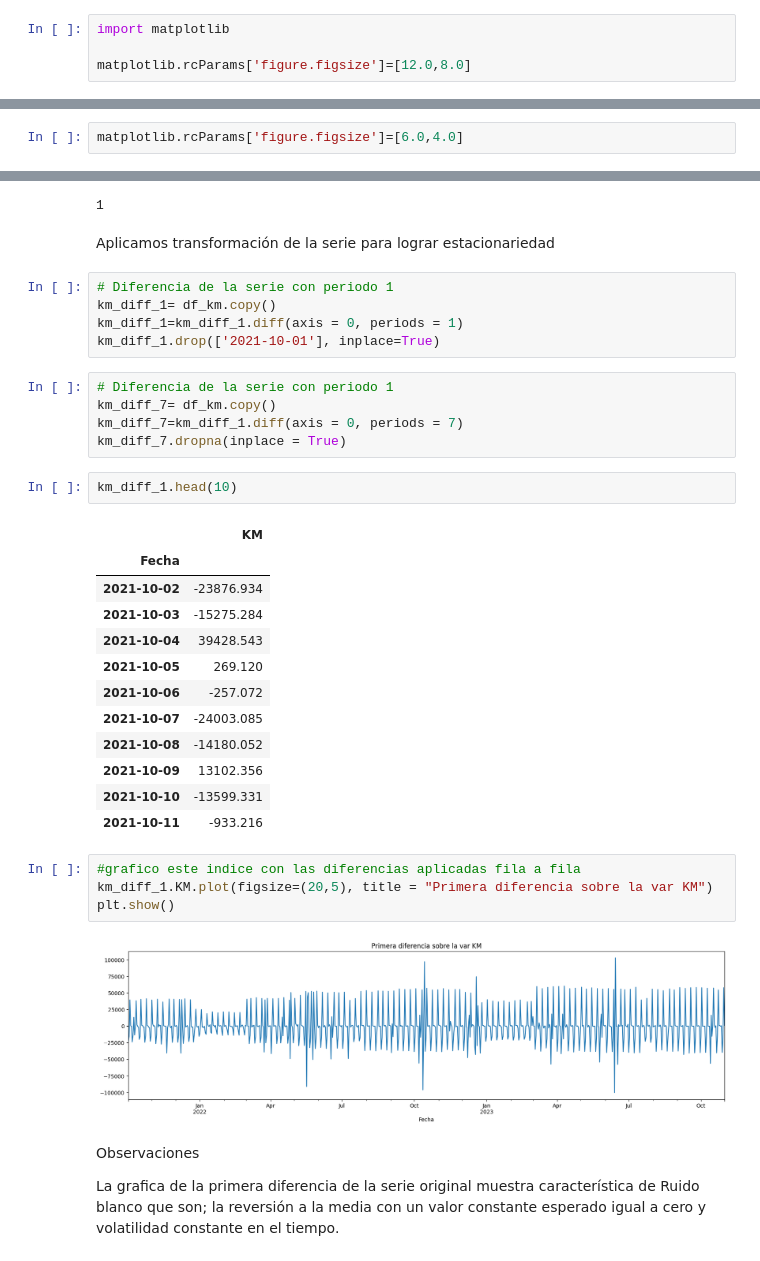
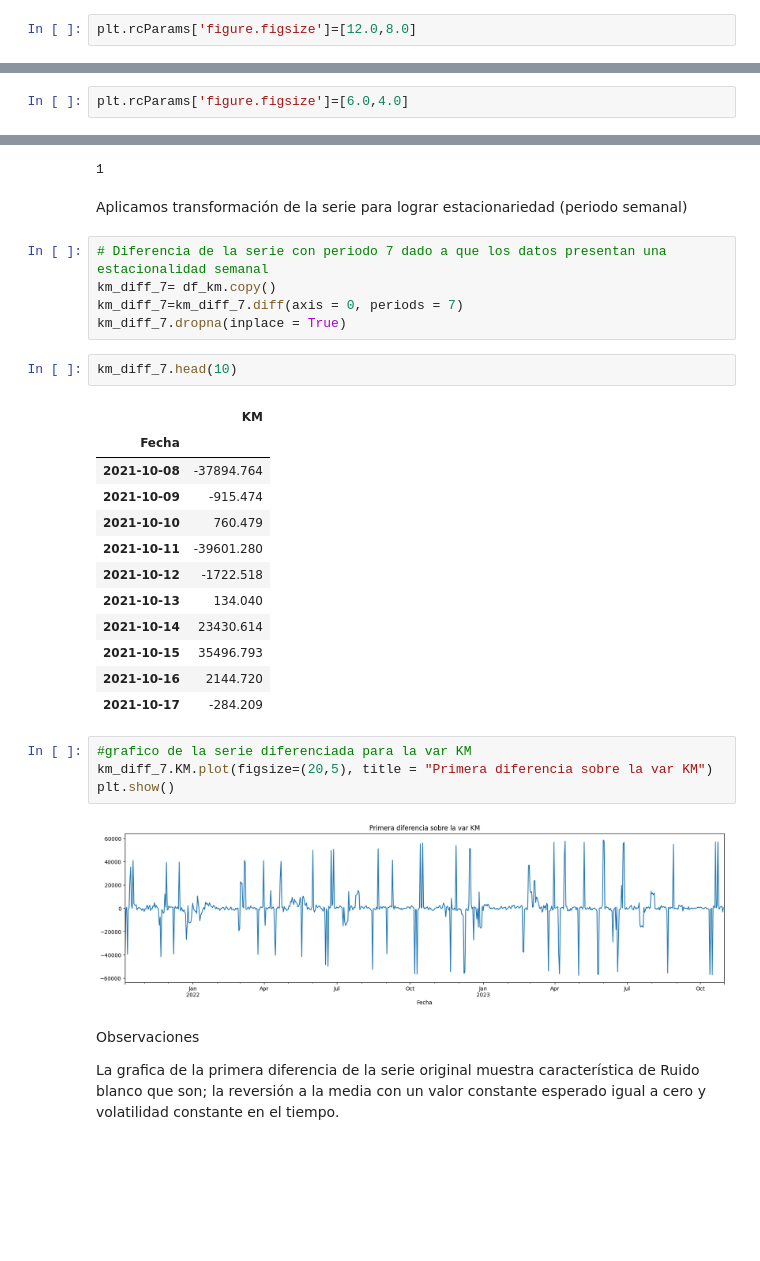
Before and after one commit to jiang-011/AST_G4, a Jupyter notebook: TP_G4_KM.ipynb, the cells around one changed output, grey strips where cells are left out. Saved outputs shown, nothing was run; the diff lists cells and outputs as text; blank space fills up the shorter version.

```diff
--- a/TP_G4_KM.ipynb
+++ b/TP_G4_KM.ipynb
@@ -349,9 +321,7 @@ En base a los gráficos podemos deducir que los residuos de la descomposición a
 # %% [markdown]
 ### Descomposicion Multiplicativa
 # %%
-import matplotlib
-
-matplotlib.rcParams['figure.figsize']=[12.0,8.0]
+plt.rcParams['figure.figsize']=[12.0,8.0]
 # %%
 s_dec_multiplicative = seasonal_decompose(df_km.KM, model = "multiplicative")
 s_dec_multiplicative.plot()
@@ -367,7 +354,7 @@ Representación gráfica de la Función de Autocorrelación
 from statsmodels.graphics.tsaplots import plot_acf
 from statsmodels.tsa.stattools import acf
 # %%
-matplotlib.rcParams['figure.figsize']=[6.0,4.0]
+plt.rcParams['figure.figsize']=[6.0,4.0]
 # %% [markdown]
 #### Grafico ACF de los KM
 # %%
@@ -388,38 +377,33 @@ print(pm.arima.ndiffs(df_km.KM))
 # %% [output]
 1
 # %% [markdown]
-Aplicamos transformación de la serie para lograr estacionariedad
+Aplicamos transformación de la serie para lograr estacionariedad (periodo semanal)
 # %%
-# Diferencia de la serie con periodo 1
-km_diff_1= df_km.copy()
-km_diff_1=km_diff_1.diff(axis = 0, periods = 1)
-km_diff_1.drop(['2021-10-01'], inplace=True)
+# Diferencia de la serie con periodo 7 dado a que los datos presentan una estacionalidad semanal
+km_diff_7= df_km.copy()
+km_diff_7=km_diff_7.diff(axis = 0, periods = 7)
+km_diff_7.dropna(inplace = True)
-# %%
-# Diferencia de la serie con periodo 1
-km_diff_7= df_km.copy()
-km_diff_7=km_diff_1.diff(axis = 0, periods = 7)
-km_diff_7.dropna(inplace = True)
 # %%
-km_diff_1.head(10)
+km_diff_7.head(10)
 # %% [output]
 |  | KM |
 | Fecha |  |
-| 2021-10-02 | -23876.934 |
-| 2021-10-03 | -15275.284 |
-| 2021-10-04 | 39428.543 |
-| 2021-10-05 | 269.120 |
-| 2021-10-06 | -257.072 |
-| 2021-10-07 | -24003.085 |
-| 2021-10-08 | -14180.052 |
-| 2021-10-09 | 13102.356 |
-| 2021-10-10 | -13599.331 |
-| 2021-10-11 | -933.216 |
+| 2021-10-08 | -37894.764 |
+| 2021-10-09 | -915.474 |
+| 2021-10-10 | 760.479 |
+| 2021-10-11 | -39601.280 |
+| 2021-10-12 | -1722.518 |
+| 2021-10-13 | 134.040 |
+| 2021-10-14 | 23430.614 |
+| 2021-10-15 | 35496.793 |
+| 2021-10-16 | 2144.720 |
+| 2021-10-17 | -284.209 |
 # %%
-#grafico este indice con las diferencias aplicadas fila a fila
-km_diff_1.KM.plot(figsize=(20,5), title = "Primera diferencia sobre la var KM")
+#grafico de la serie diferenciada para la var KM
+km_diff_7.KM.plot(figsize=(20,5), title = "Primera diferencia sobre la var KM")
 plt.show()
 # %% [output]
-[figure, old version]
+[figure, new version]
 # %% [markdown]
 Observaciones
 
```
Also changed, not shown: parts of 71 cells of this notebook.
